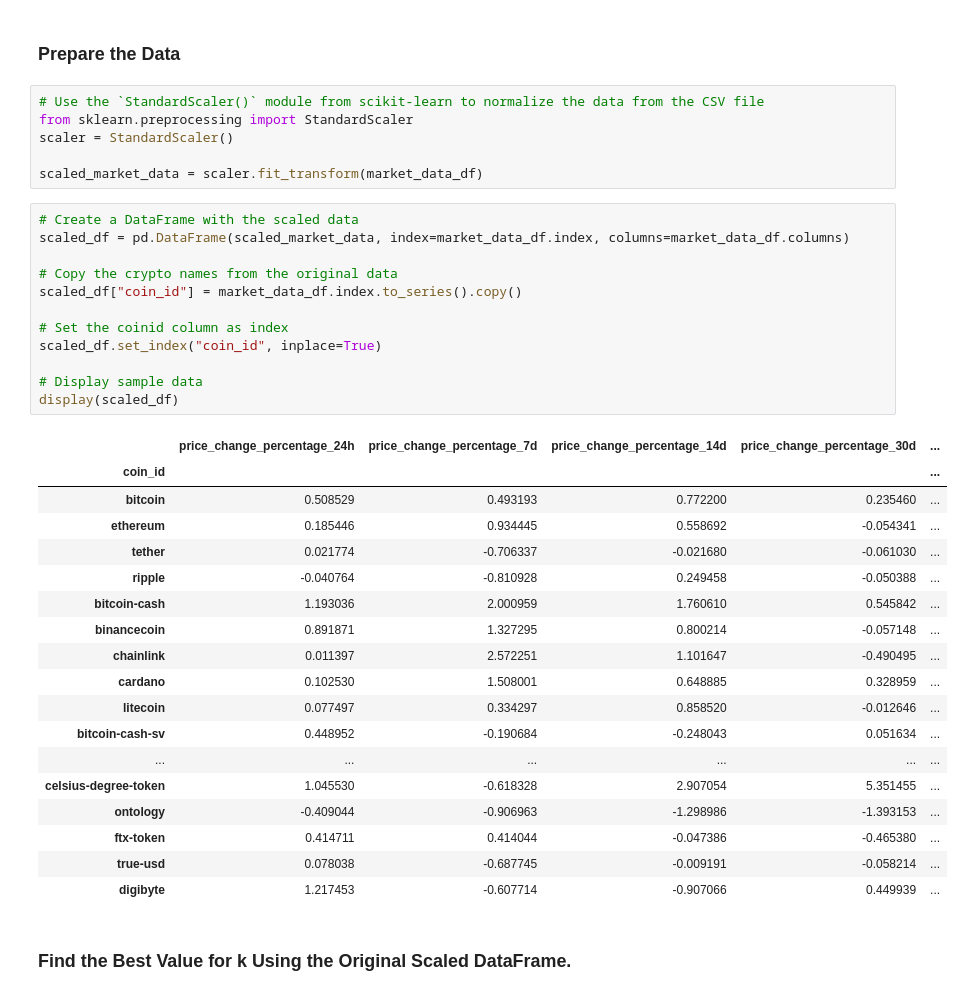
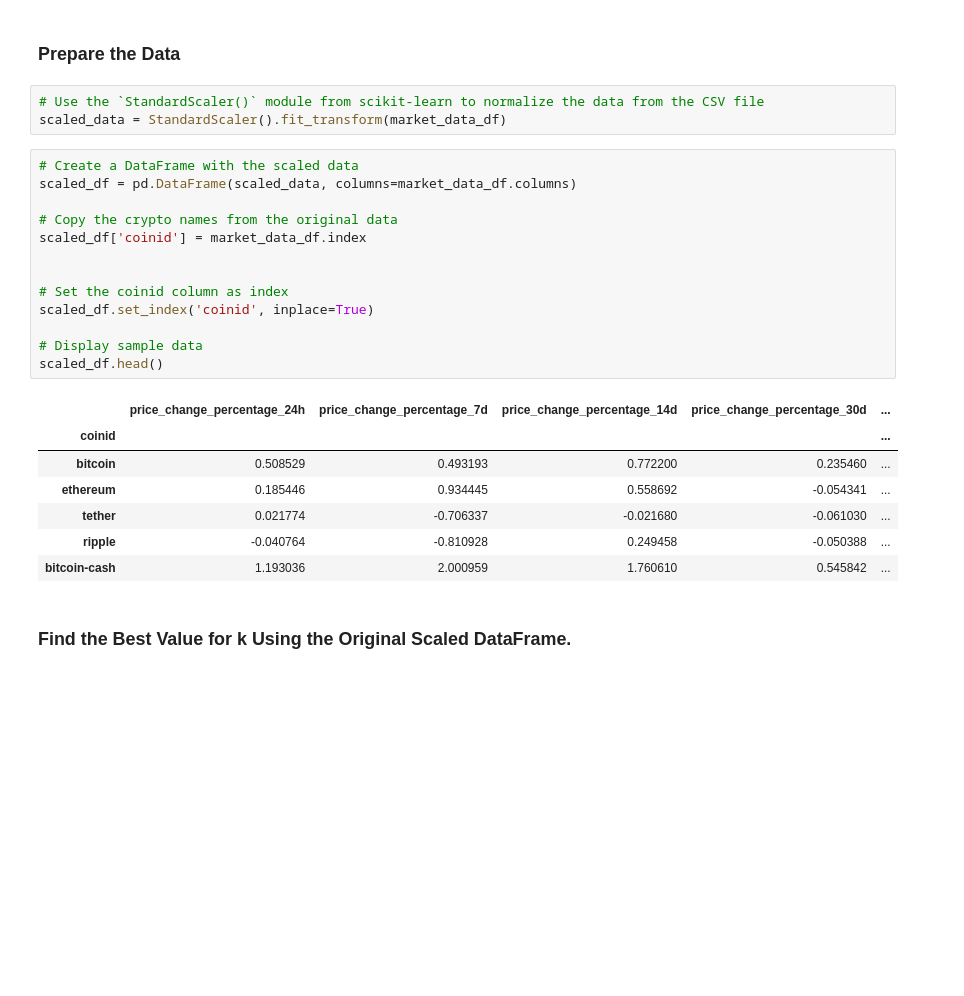
Before and after one commit to eporter13/CryptoClustering, a Jupyter notebook: Crypto_Clustering.ipynb, the cells around one changed output. Cells and saved outputs as stored; diff of their text form; blank space fills up the shorter version.

```diff
--- a/Crypto_Clustering.ipynb
+++ b/Crypto_Clustering.ipynb
@@ -40,41 +40,28 @@ market_data_df.describe()
 ### Prepare the Data
 # %%
 # Use the `StandardScaler()` module from scikit-learn to normalize the data from the CSV file
-from sklearn.preprocessing import StandardScaler
-scaler = StandardScaler()
-
-scaled_market_data = scaler.fit_transform(market_data_df)
+scaled_data = StandardScaler().fit_transform(market_data_df)
 # %%
 # Create a DataFrame with the scaled data
-scaled_df = pd.DataFrame(scaled_market_data, index=market_data_df.index, columns=market_data_df.columns)
+scaled_df = pd.DataFrame(scaled_data, columns=market_data_df.columns)
 
 # Copy the crypto names from the original data
-scaled_df["coin_id"] = market_data_df.index.to_series().copy()
+scaled_df['coinid'] = market_data_df.index
+
 
 # Set the coinid column as index
-scaled_df.set_index("coin_id", inplace=True)
+scaled_df.set_index('coinid', inplace=True)
 
 # Display sample data
-display(scaled_df)
+scaled_df.head()
 # %% [output]
 |  | price_change_percentage_24h | price_change_percentage_7d | price_change_percentage_14d | price_change_percentage_30d | ... |
-| coin_id |  |  |  |  | ... |
+| coinid |  |  |  |  | ... |
 | bitcoin | 0.508529 | 0.493193 | 0.772200 | 0.235460 | ... |
 | ethereum | 0.185446 | 0.934445 | 0.558692 | -0.054341 | ... |
 | tether | 0.021774 | -0.706337 | -0.021680 | -0.061030 | ... |
 | ripple | -0.040764 | -0.810928 | 0.249458 | -0.050388 | ... |
 | bitcoin-cash | 1.193036 | 2.000959 | 1.760610 | 0.545842 | ... |
-| binancecoin | 0.891871 | 1.327295 | 0.800214 | -0.057148 | ... |
-| chainlink | 0.011397 | 2.572251 | 1.101647 | -0.490495 | ... |
-| cardano | 0.102530 | 1.508001 | 0.648885 | 0.328959 | ... |
-| litecoin | 0.077497 | 0.334297 | 0.858520 | -0.012646 | ... |
-| bitcoin-cash-sv | 0.448952 | -0.190684 | -0.248043 | 0.051634 | ... |
-| ... | ... | ... | ... | ... | ... |
-| celsius-degree-token | 1.045530 | -0.618328 | 2.907054 | 5.351455 | ... |
-| ontology | -0.409044 | -0.906963 | -1.298986 | -1.393153 | ... |
-| ftx-token | 0.414711 | 0.414044 | -0.047386 | -0.465380 | ... |
-| true-usd | 0.078038 | -0.687745 | -0.009191 | -0.058214 | ... |
-| digibyte | 1.217453 | -0.607714 | -0.907066 | 0.449939 | ... |
 # %% [markdown]
 ### Find the Best Value for k Using the Original Scaled DataFrame.
 # %%
```
Also changed, not shown: parts of 23 cells of this notebook.
